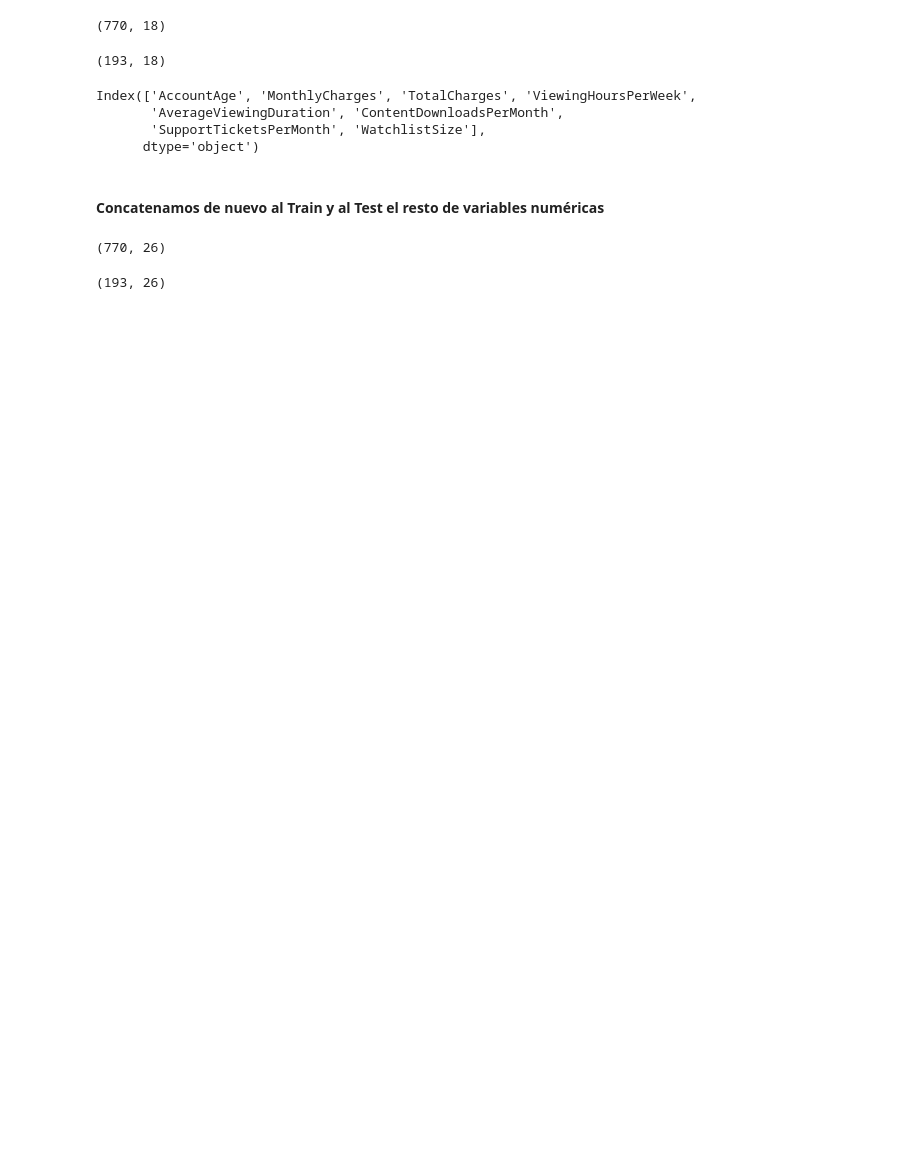
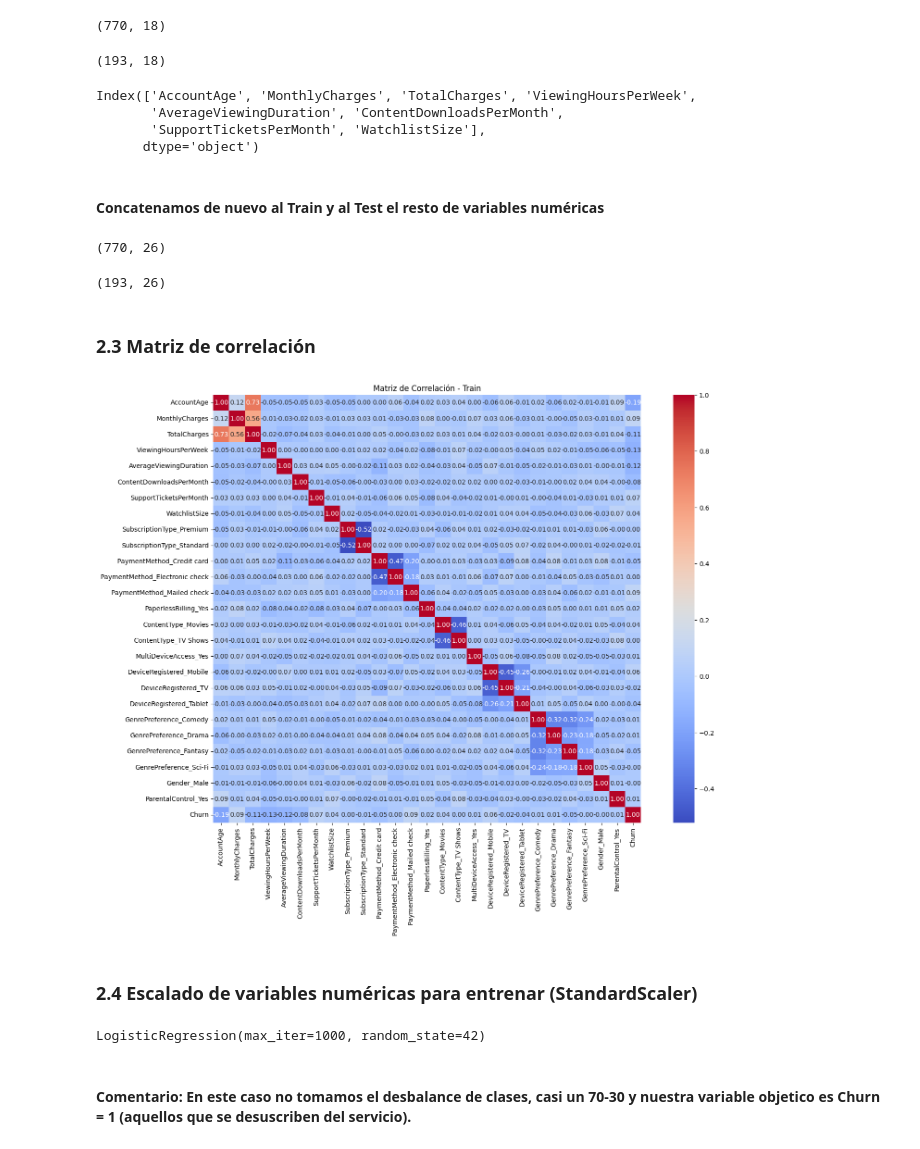
Before and after one commit to Rdorta08/ML_PowerBI, a Jupyter notebook: notebooks/notebook.ipynb, the cells around one changed output. Cells and saved outputs as stored; diff of their text form; code cells hidden in the pictures; blank space fills up the shorter version.

```diff
--- a/notebooks/notebook.ipynb
+++ b/notebooks/notebook.ipynb
@@ -437,3 +450,32 @@ X_train_final.shape
 X_test_final.shape
 # %% [output]
 (193, 26)
+# %% [markdown]
+### 2.3 Matriz de correlación
+# %%
+# Copiamos X_train y añadimos el target
+train_corr = X_train_final.copy()
+train_corr['Churn'] = y_train
+
+# Calcular correlación
+corr_matrix = train_corr.corr()
+
+
+plt.figure(figsize=(18,12))
+
+# Heatmap con anotaciones
+sns.heatmap(
+    corr_matrix,
+    annot=True,
+    fmt=".2f",
+    cmap='coolwarm',
+    cbar=True,
+    square=True
+)
+
+plt.title("Matriz de Correlación - Train")
+plt.show()
+# %% [output]
+[figure, added]
+# %% [markdown]
+### 2.4 Escalado de variables numéricas para entrenar (StandardScaler)
@@ -439,0 +494,8 @@ X_test_final.shape
+# %%
+#Entrenamiento con Regresión Logística
+clf = LogisticRegression(max_iter=1000, random_state=42)
+clf.fit(X_train_final, y_train)
+# %% [output]
+LogisticRegression(max_iter=1000, random_state=42)
+# %% [markdown]
+#### **Comentario:** En este caso no tomamos el desbalance de clases, casi un 70-30 y nuestra variable objetico es Churn = 1 (aquellos que se desuscriben del servicio).
```
Also changed, not shown: parts of 14 cells of this notebook.
